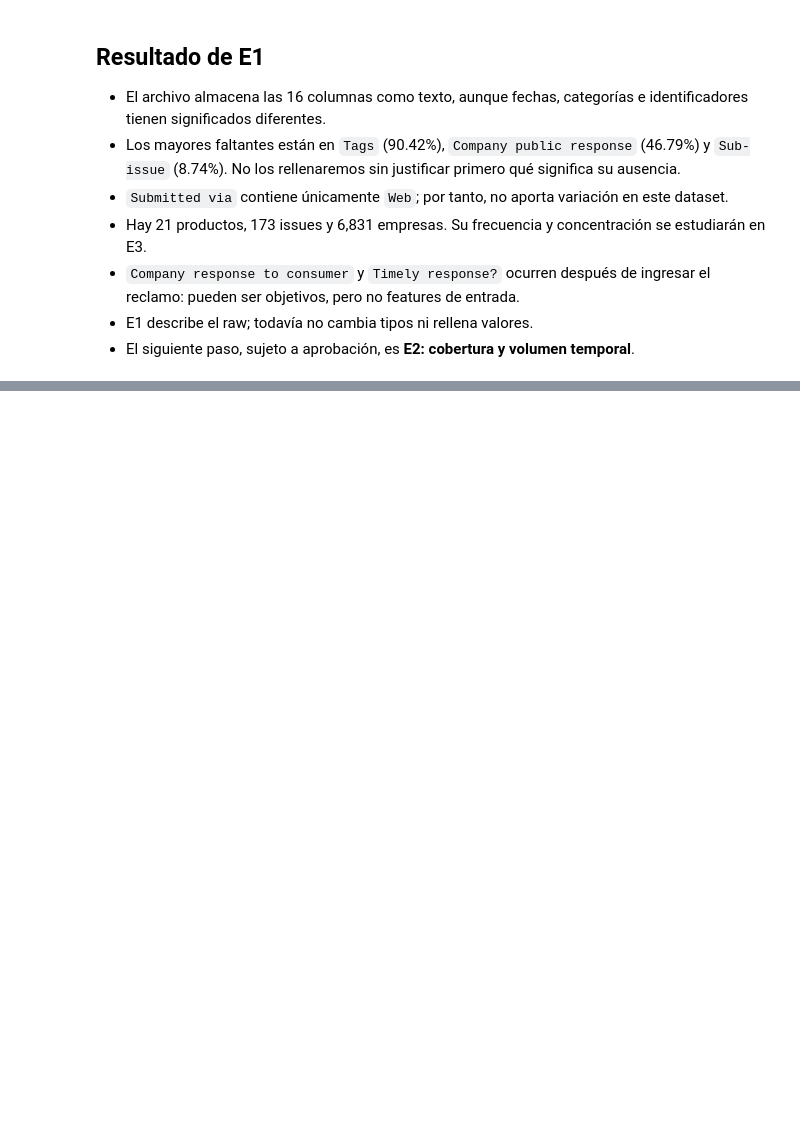
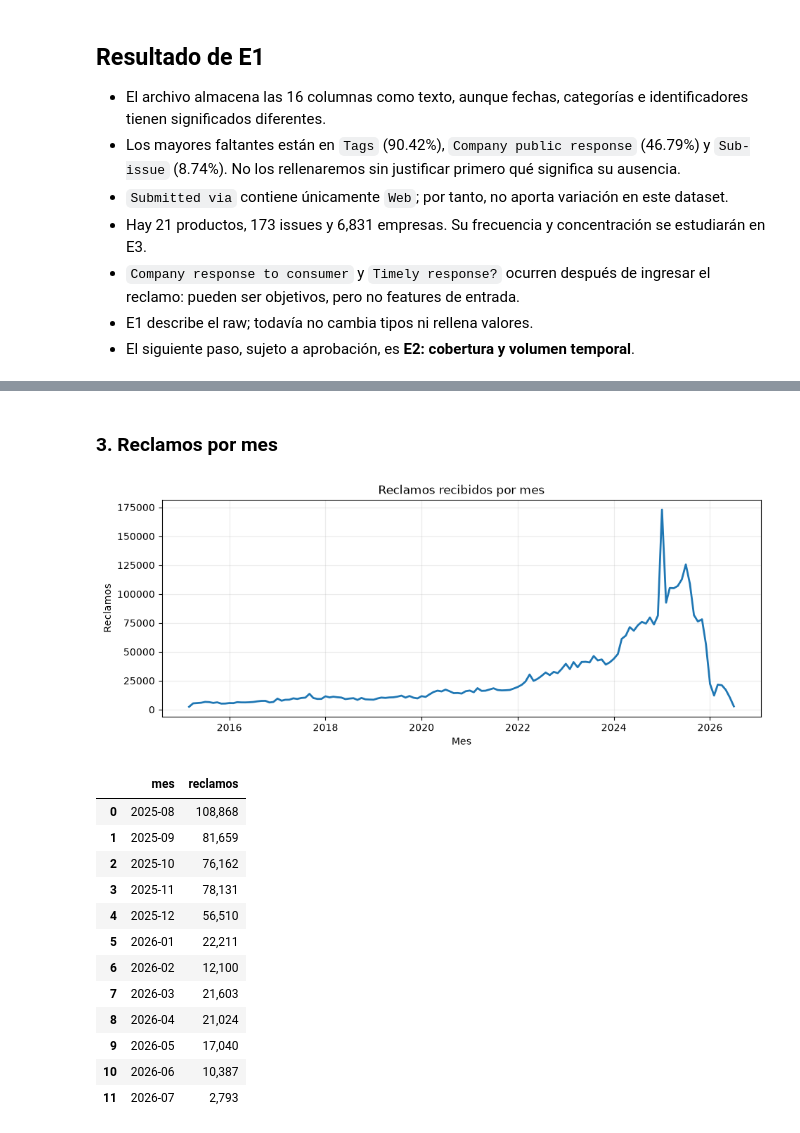
Before and after one commit to Codenid/capstone-claims-triage, a Jupyter notebook: notebooks/01_eda.ipynb, the cells around one changed output, grey strips where cells are left out. Saved outputs shown, nothing was run; the diff lists cells and outputs as text; code cells hidden in the pictures; blank space fills up the shorter version.

```diff
--- a/notebooks/01_eda.ipynb
+++ b/notebooks/01_eda.ipynb
@@ -295,0 +330,16 @@ display(domain_table)
+# %%
+received = dates["Date received"]
+annual_counts = received.dt.year.value_counts().sort_index()
+annual_table = annual_counts.rename_axis("año").reset_index(name="reclamos")
+annual_table["porcentaje"] = 100 * annual_table["reclamos"] / len(received)
+annual_table["cobertura en el archivo"] = "año completo"
+annual_table.loc[annual_table["año"] == received.min().year, "cobertura en el archivo"] = (
+    f"desde {received.min().date()}"
+)
+annual_table.loc[annual_table["año"] == received.max().year, "cobertura en el archivo"] = (
+    f"hasta {received.max().date()}"
+)
+annual_display = annual_table.copy()
+annual_display["reclamos"] = annual_display["reclamos"].map("{:,}".format)
+annual_display["porcentaje"] = annual_display["porcentaje"].map("{:.2f}%".format)
+display(annual_display)
@@ -295,0 +360,31 @@ display(domain_table)
+# %% [markdown]
+### 3. Reclamos por mes
+# %%
+monthly_counts = received.dt.to_period("M").value_counts().sort_index()
+monthly_dates = monthly_counts.index.to_timestamp()
+
+fig, ax = plt.subplots(figsize=(11, 4))
+ax.plot(monthly_dates, monthly_counts.values, linewidth=2)
+ax.set(title="Reclamos recibidos por mes", xlabel="Mes", ylabel="Reclamos")
+ax.grid(alpha=0.25)
+plt.show()
+
+recent_months = monthly_counts.tail(12).rename_axis("mes").reset_index(name="reclamos")
+recent_months["mes"] = recent_months["mes"].astype(str)
+recent_months["reclamos"] = recent_months["reclamos"].map("{:,}".format)
+display(recent_months)
+# %% [output]
+[figure, added]
+|  | mes | reclamos |
+| 0 | 2025-08 | 108,868 |
+| 1 | 2025-09 | 81,659 |
+| 2 | 2025-10 | 76,162 |
+| 3 | 2025-11 | 78,131 |
+| 4 | 2025-12 | 56,510 |
+| 5 | 2026-01 | 22,211 |
+| 6 | 2026-02 | 12,100 |
+| 7 | 2026-03 | 21,603 |
+| 8 | 2026-04 | 21,024 |
+| 9 | 2026-05 | 17,040 |
+| 10 | 2026-06 | 10,387 |
+| 11 | 2026-07 | 2,793 |
```
Also changed, not shown: parts of 9 cells of this notebook, 1 other file.
